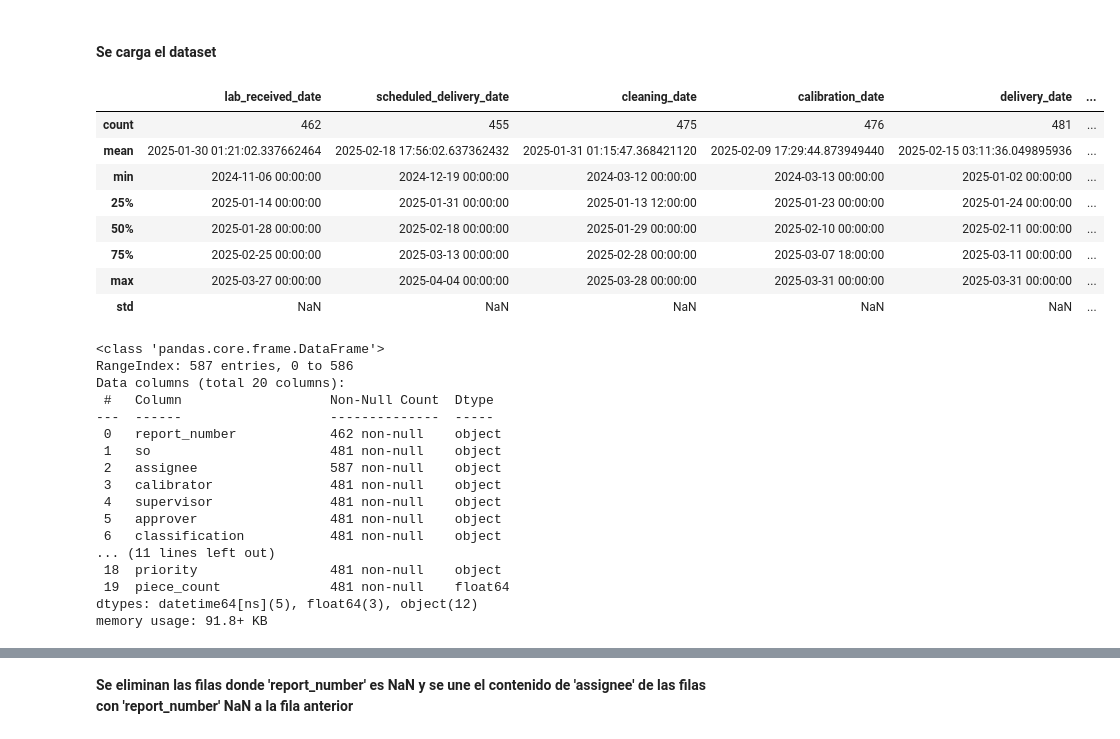
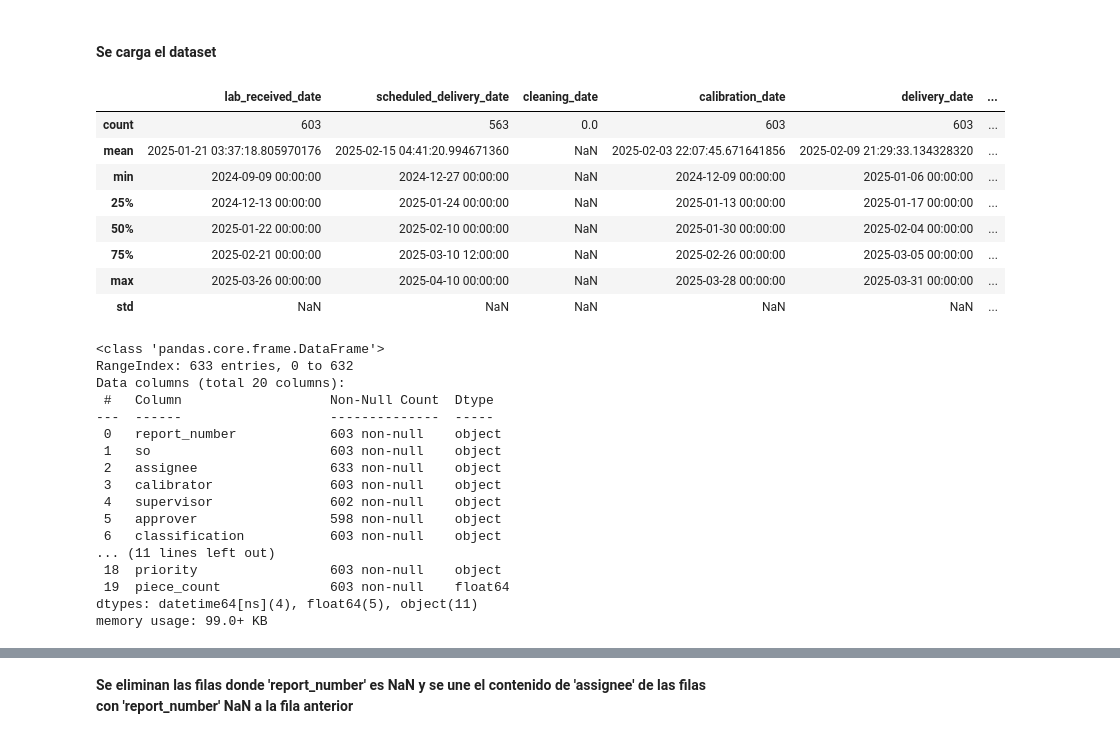
Before and after one commit to MiguelOscar-Insco/data-INSCO-hub, a Jupyter notebook: notebooks/mod_tecnico/lab_temperatura.ipynb, the cells around one changed output, grey strips where cells are left out. Saved outputs shown, nothing was run; the diff lists cells and outputs as text; code cells hidden in the pictures.

```diff
--- a/notebooks/mod_tecnico/lab_temperatura.ipynb
+++ b/notebooks/mod_tecnico/lab_temperatura.ipynb
@@ -35,18 +35,18 @@ pysqldf = lambda q: sqldf(q, globals())
 #### Se carga el dataset
 # %%
 # Import data from Excel files
-url = "https://raw.githubusercontent.com/MiguelOscar-Insco/data-INSCO-hub/main/data/raw/masa_25.xlsx"
-masa = pd.read_excel(url)
+url = "https://raw.githubusercontent.com/MiguelOscar-Insco/data-INSCO-hub/main/data/raw/temperatura_25.xlsx"
+temperatura = pd.read_excel(url)
 # %%
 # Resumen estadístico de la tabla
-masa.describe()
+temperatura.describe()
 # %% [output]
 |  | lab_received_date | scheduled_delivery_date | cleaning_date | calibration_date | delivery_date | ... |
-| count | 462 | 455 | 475 | 476 | 481 | ... |
-| mean | 2025-01-30 01:21:02.337662464 | 2025-02-18 17:56:02.637362432 | 2025-01-31 01:15:47.368421120 | 2025-02-09 17:29:44.873949440 | 2025-02-15 03:11:36.049895936 | ... |
-| min | 2024-11-06 00:00:00 | 2024-12-19 00:00:00 | 2024-03-12 00:00:00 | 2024-03-13 00:00:00 | 2025-01-02 00:00:00 | ... |
-| 25% | 2025-01-14 00:00:00 | 2025-01-31 00:00:00 | 2025-01-13 12:00:00 | 2025-01-23 00:00:00 | 2025-01-24 00:00:00 | ... |
-| 50% | 2025-01-28 00:00:00 | 2025-02-18 00:00:00 | 2025-01-29 00:00:00 | 2025-02-10 00:00:00 | 2025-02-11 00:00:00 | ... |
-| 75% | 2025-02-25 00:00:00 | 2025-03-13 00:00:00 | 2025-02-28 00:00:00 | 2025-03-07 18:00:00 | 2025-03-11 00:00:00 | ... |
-| max | 2025-03-27 00:00:00 | 2025-04-04 00:00:00 | 2025-03-28 00:00:00 | 2025-03-31 00:00:00 | 2025-03-31 00:00:00 | ... |
+| count | 603 | 563 | 0.0 | 603 | 603 | ... |
+| mean | 2025-01-21 03:37:18.805970176 | 2025-02-15 04:41:20.994671360 | NaN | 2025-02-03 22:07:45.671641856 | 2025-02-09 21:29:33.134328320 | ... |
+| min | 2024-09-09 00:00:00 | 2024-12-27 00:00:00 | NaN | 2024-12-09 00:00:00 | 2025-01-06 00:00:00 | ... |
+| 25% | 2024-12-13 00:00:00 | 2025-01-24 00:00:00 | NaN | 2025-01-13 00:00:00 | 2025-01-17 00:00:00 | ... |
+| 50% | 2025-01-22 00:00:00 | 2025-02-10 00:00:00 | NaN | 2025-01-30 00:00:00 | 2025-02-04 00:00:00 | ... |
+| 75% | 2025-02-21 00:00:00 | 2025-03-10 12:00:00 | NaN | 2025-02-26 00:00:00 | 2025-03-05 00:00:00 | ... |
+| max | 2025-03-26 00:00:00 | 2025-04-10 00:00:00 | NaN | 2025-03-28 00:00:00 | 2025-03-31 00:00:00 | ... |
 | std | NaN | NaN | NaN | NaN | NaN | ... |
@@ -59,20 +53,20 @@ for col in col_fechas:
 # %%
-masa.info()
+temperatura.info()
 # %% [output]
 <class 'pandas.core.frame.DataFrame'>
-RangeIndex: 587 entries, 0 to 586
+RangeIndex: 633 entries, 0 to 632
 Data columns (total 20 columns):
  #   Column                   Non-Null Count  Dtype
 ---  ------                   --------------  -----
- 0   report_number            462 non-null    object
- 1   so                       481 non-null    object
- 2   assignee                 587 non-null    object
- 3   calibrator               481 non-null    object
- 4   supervisor               481 non-null    object
- 5   approver                 481 non-null    object
- 6   classification           481 non-null    object
+ 0   report_number            603 non-null    object
+ 1   so                       603 non-null    object
+ 2   assignee                 633 non-null    object
+ 3   calibrator               603 non-null    object
+ 4   supervisor               602 non-null    object
+ 5   approver                 598 non-null    object
+ 6   classification           603 non-null    object
 ... (11 lines left out)
- 18  priority                 481 non-null    object
- 19  piece_count              481 non-null    float64
-dtypes: datetime64[ns](5), float64(3), object(12)
-memory usage: 91.8+ KB
+ 18  priority                 603 non-null    object
+ 19  piece_count              603 non-null    float64
+dtypes: datetime64[ns](4), float64(5), object(11)
+memory usage: 99.0+ KB
```
Also changed, not shown: parts of 82 cells of this notebook, 1 other file.
